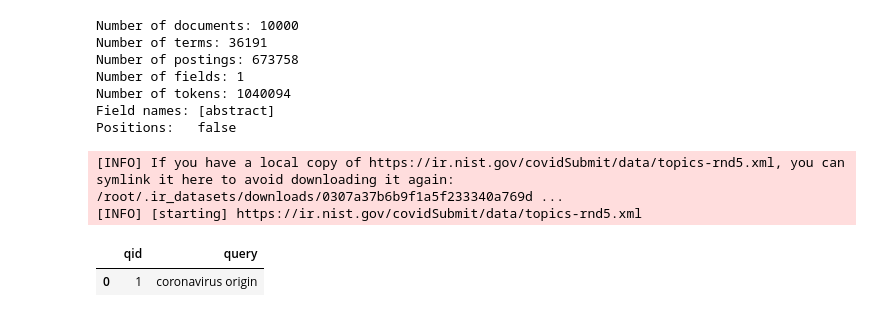
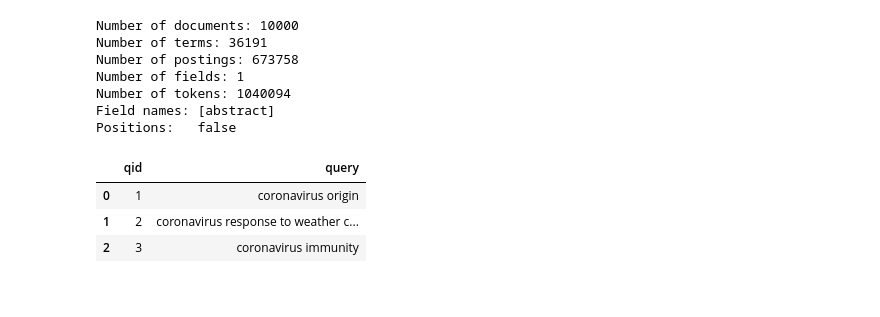
Before and after one commit to DayalStrub/ecir2021tutorial, a Jupyter notebook: other/2-simplest-thing-WIP.ipynb, the cells around one changed output. Cells and saved outputs as stored; diff of their text form; code cells hidden in the pictures.

```diff
--- a/other/2-simplest-thing-WIP.ipynb
+++ b/other/2-simplest-thing-WIP.ipynb
@@ -71,11 +64,11 @@ Number of tokens: 1040094
 Field names: [abstract]
 Positions:   false
 # %%
-queries = dataset.get_topics(variant='title').head(1)
+queries = dataset.get_topics(variant='title').head(3)
 queries.head()
 # %% [output]
-[INFO] If you have a local copy of https://ir.nist.gov/covidSubmit/data/topics-rnd5.xml, you can symlink it here to avoid downloading it again: /root/.ir_datasets/downloads/0307a37b6b9f1a5f233340a769d ...
-[INFO] [starting] https://ir.nist.gov/covidSubmit/data/topics-rnd5.xml
 |  | qid | query |
 | 0 | 1 | coronavirus origin |
+| 1 | 2 | coronavirus response to weather c... |
+| 2 | 3 | coronavirus immunity |
 # %%
```
Also changed, not shown: parts of 21 cells of this notebook.
